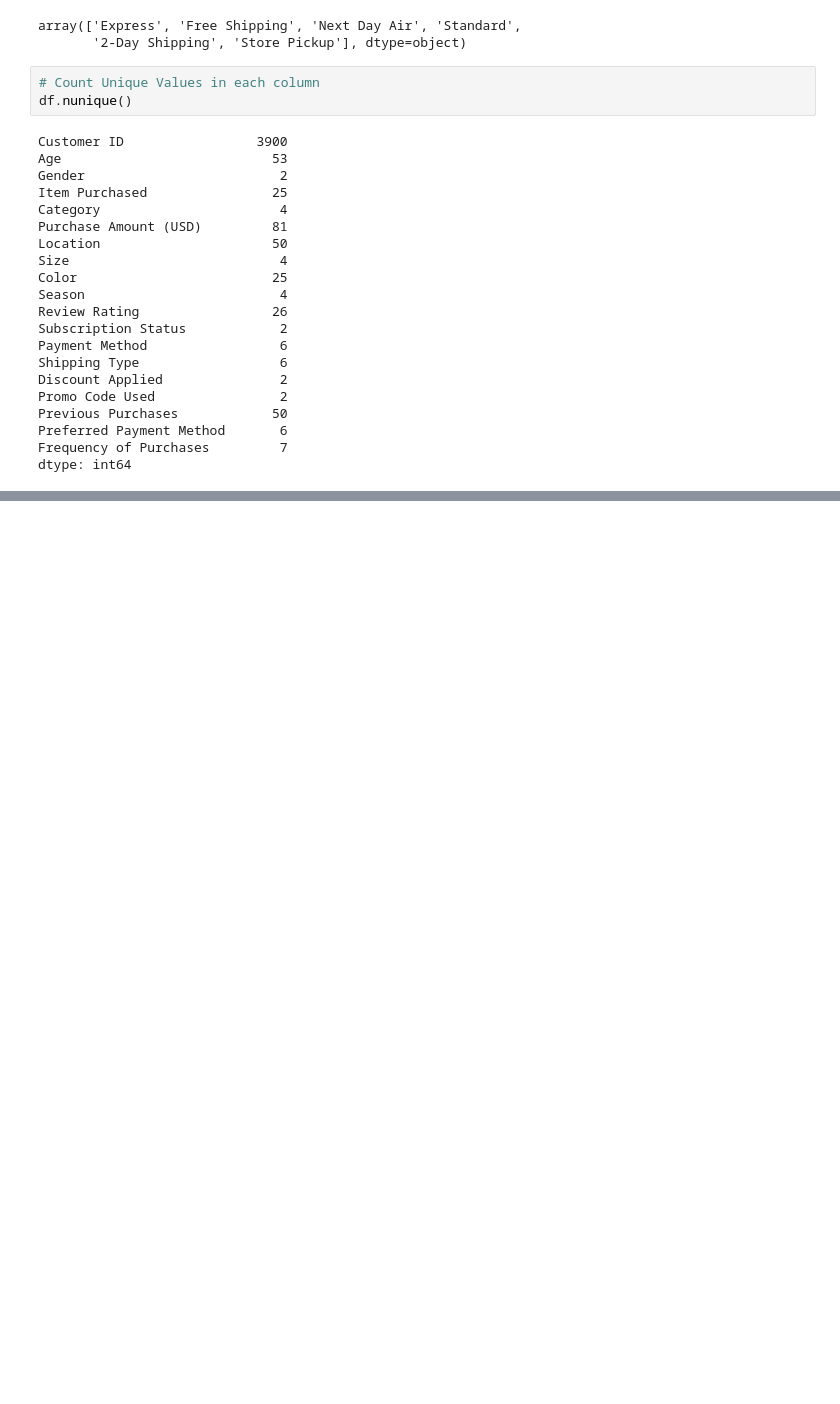
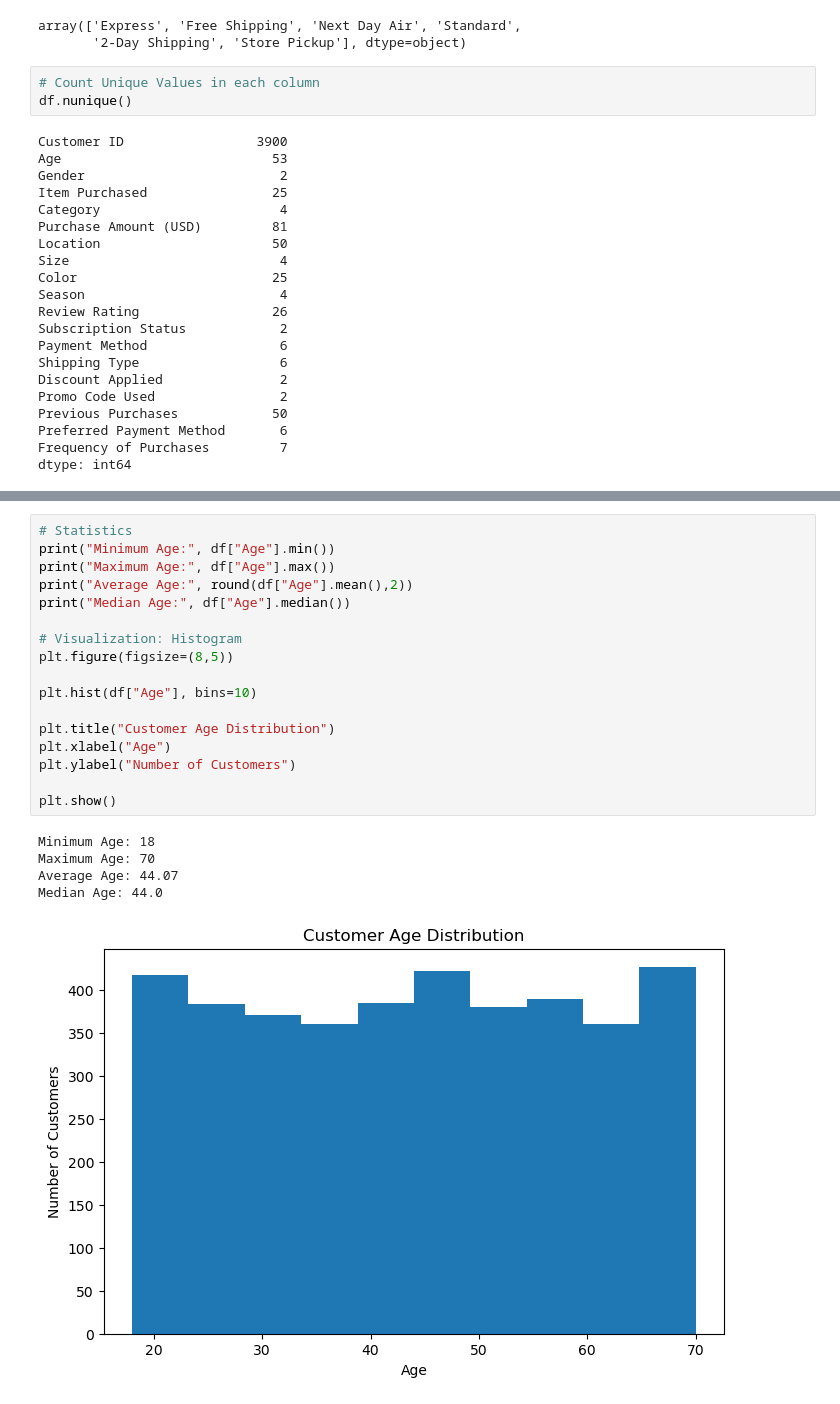
Before and after one commit to kalaranjani-a/customer-shopping-behavior-analysis, a Jupyter notebook: notebooks/customer_shopping_analysis.ipynb, the cells around one changed output, grey strips where cells are left out. Saved outputs shown, nothing was run; the diff lists cells and outputs as text; blank space fills up the shorter version.

```diff
--- a/notebooks/customer_shopping_analysis.ipynb
+++ b/notebooks/customer_shopping_analysis.ipynb
@@ -200,0 +335,23 @@ df.sample(10)
+# %%
+# Statistics
+print("Minimum Age:", df["Age"].min())
+print("Maximum Age:", df["Age"].max())
+print("Average Age:", round(df["Age"].mean(),2))
+print("Median Age:", df["Age"].median())
+
+# Visualization: Histogram
+plt.figure(figsize=(8,5))
+
+plt.hist(df["Age"], bins=10)
+
+plt.title("Customer Age Distribution")
+plt.xlabel("Age")
+plt.ylabel("Number of Customers")
+
+plt.show()
+# %% [output]
+Minimum Age: 18
+Maximum Age: 70
+Average Age: 44.07
+Median Age: 44.0
+[figure, added]
```
Also changed, not shown: parts of 19 cells of this notebook, 2 other files.
